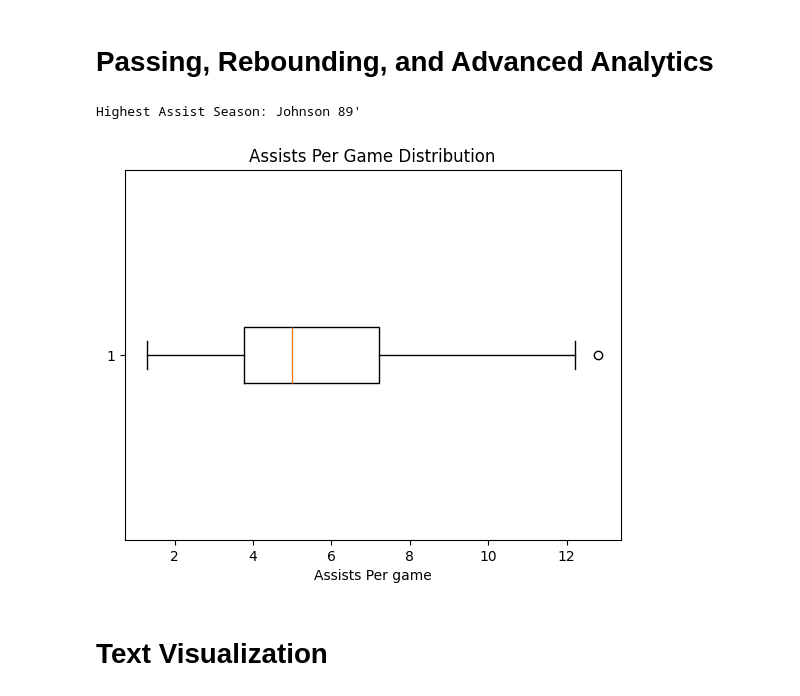
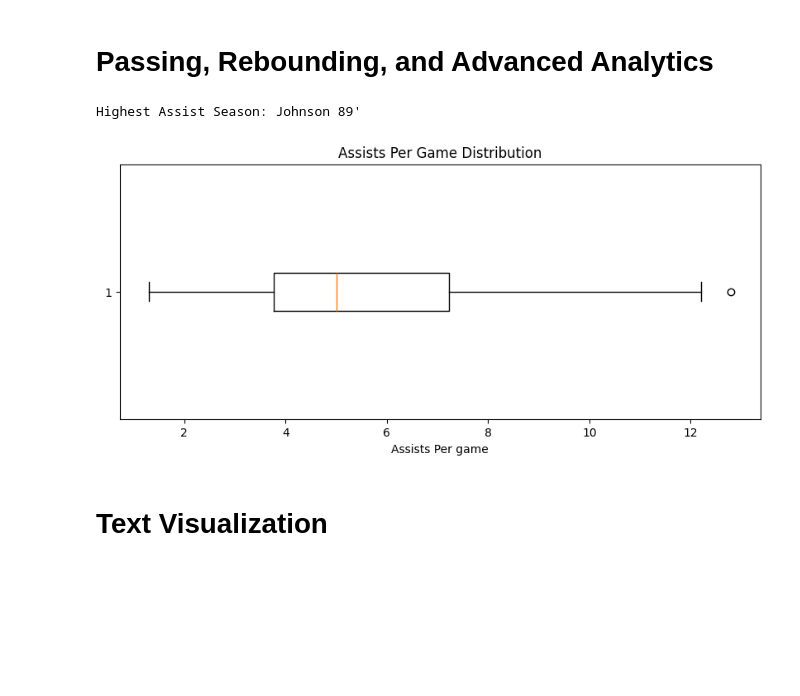
Before and after one commit to BrandonYChan/Data-Visualization-Project, a Jupyter notebook: MVP.ipynb, the cells around one changed output. Drawn from its saved outputs; the diff is of its cells as text; code cells hidden in the pictures; blank space fills up the shorter version.

```diff
--- a/MVP.ipynb
+++ b/MVP.ipynb
@@ -114,19 +114,21 @@ Text(0.58, 0.4, 'Red: FT% < 0.8\nGreen: FT% > 0.8')
 # %% [markdown]
 # Passing, Rebounding, and Advanced Analytics
 # %%
+# Create plot area
+fig, ax = plt.subplots(figsize=(10, 4))
 # Upon visualizing the boxplot of assists, there is one clear outlier of a season
 plt.boxplot(MVP['AST'], vert=False)
 plt.title("Assists Per Game Distribution")
 plt.xlabel("Assists Per game")
 
 # Finding and outputting the outlier season
 max_ast = np.argmax(MVP['AST'])
 top_ast_ssn=MVP.iloc[max_ast]
 contenders.append(top_ast_ssn)
 print(f'Highest Assist Season: {top_ast_ssn.Keys}')
 # %% [output]
 Highest Assist Season: Johnson 89'
-[figure, old version]
+[figure, new version]
 # %% [markdown]
 # Text Visualization
 # %%
```
